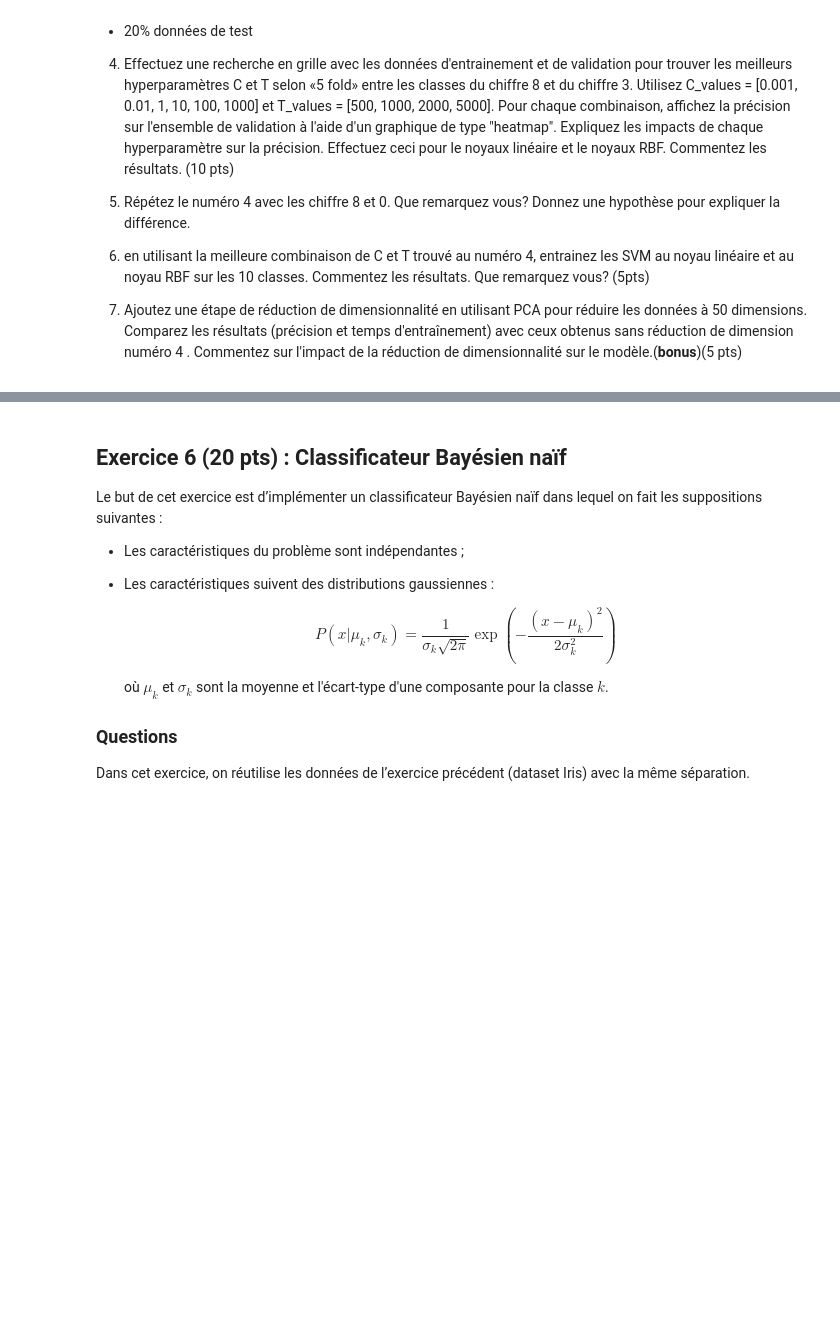
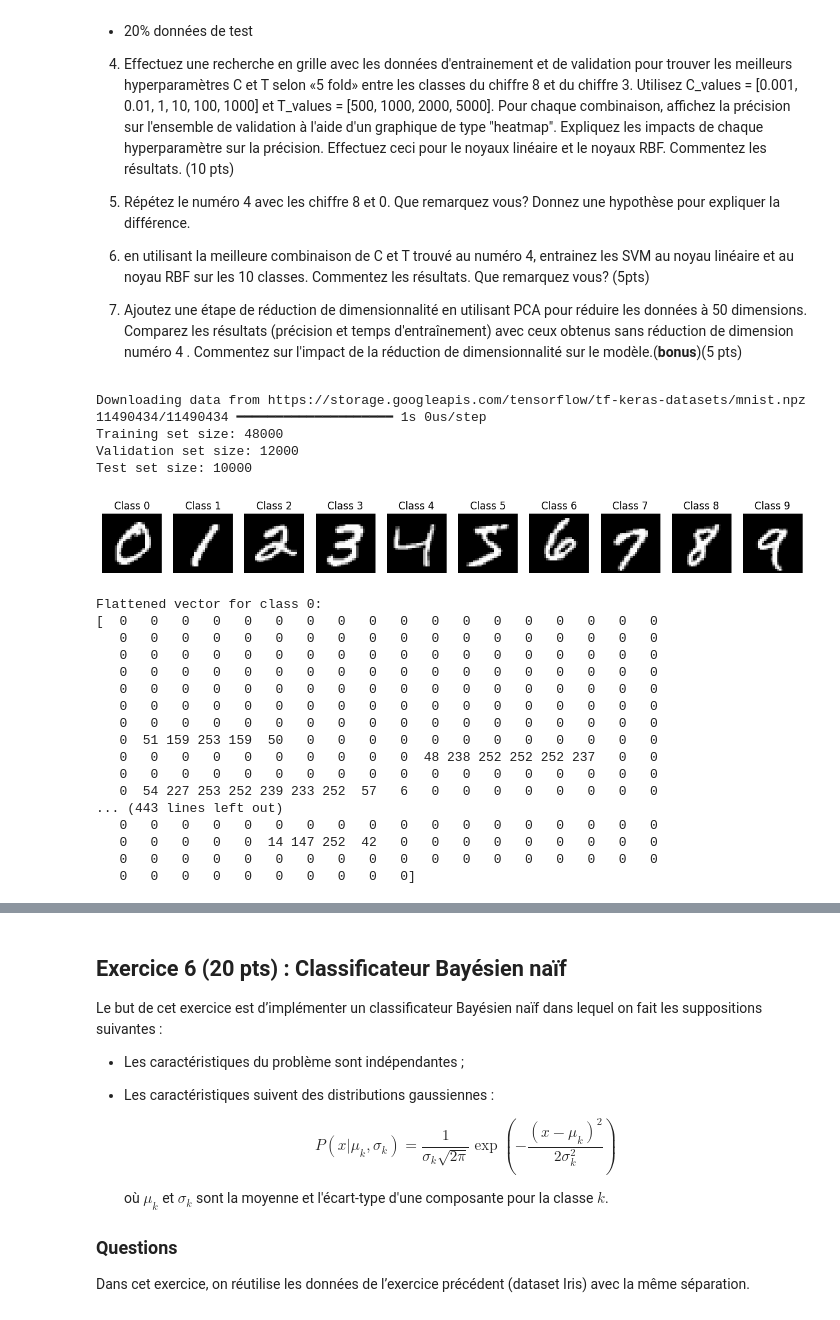
Before and after one commit to Manashap/GPA671, a Jupyter notebook: Lab2_V2.0.ipynb, the cells around one changed output, grey strips where cells are left out. Saved outputs shown, nothing was run; the diff lists cells and outputs as text; code cells hidden in the pictures; blank space fills up the shorter version.

```diff
--- a/Lab2_V2.0.ipynb
+++ b/Lab2_V2.0.ipynb
@@ -838,3 +858,72 @@ from keras.datasets import mnist
 6. en utilisant la meilleure combinaison de C et T trouvé au numéro 4, entrainez les SVM au noyau linéaire et au noyau RBF sur les 10 classes. Commentez les résultats. Que remarquez vous? (5pts)
 
 5. Ajoutez une étape de réduction de dimensionnalité en utilisant PCA pour réduire les données à 50 dimensions. Comparez les résultats (précision et temps d'entraînement)  avec ceux obtenus sans réduction de dimension  numéro 4 . Commentez sur l'impact de la réduction de dimensionnalité sur le modèle.(**bonus**)(5 pts)
+# %%
+from keras.datasets import mnist
+from sklearn.model_selection import train_test_split
+
+# Load the MNIST dataset
+(X_train_full, y_train_full), (X_test, y_test) = mnist.load_data()
+
+# Flatten the images for SVM (SVM requires 2D arrays)
+X_train_full = X_train_full.reshape(X_train_full.shape[0], -1)
+X_test = X_test.reshape(X_test.shape[0], -1)
+
+# Split the training data into training and validation sets
+X_train, X_val, y_train, y_val = train_test_split(X_train_full, y_train_full, test_size=0.2, random_state=42)
+
+print(f"Training set size: {X_train.shape[0]}")
+print(f"Validation set size: {X_val.shape[0]}")
+print(f"Test set size: {X_test.shape[0]}")
+# %% [output]
+Downloading data from https://storage.googleapis.com/tensorflow/tf-keras-datasets/mnist.npz
+11490434/11490434 ━━━━━━━━━━━━━━━━━━━━ 1s 0us/step
+Training set size: 48000
+Validation set size: 12000
+Test set size: 10000
+# %%
+import numpy as np
+from keras.datasets import mnist
+
+import matplotlib.pyplot as plt
+
+# Load the MNIST dataset
+(X_train_full, y_train_full), (X_test, y_test) = mnist.load_data()
+
+# Print an image of each class
+classes = np.unique(y_train_full)
+fig, axes = plt.subplots(1, 10, figsize=(15, 15))
+for i, cls in enumerate(classes):
+    idx = np.where(y_train_full == cls)[0][0]
+    axes[i].imshow(X_train_full[idx], cmap='gray')
+    axes[i].set_title(f"Class {cls}")
+    axes[i].axis('off')
+plt.show()
+
+# Flatten all images
+X_train_full_flattened = X_train_full.reshape(X_train_full.shape[0], -1)
+X_test_flattened = X_test.reshape(X_test.shape[0], -1)
+
+# Print a flattened vector corresponding to the first image of each class
+for cls in classes:
+    idx = np.where(y_train_full == cls)[0][0]
+    print(f"Flattened vector for class {cls}:\n{X_train_full_flattened[idx]}\n")
+# %% [output]
+[figure, added]
+Flattened vector for class 0:
+[  0   0   0   0   0   0   0   0   0   0   0   0   0   0   0   0   0   0
+   0   0   0   0   0   0   0   0   0   0   0   0   0   0   0   0   0   0
+   0   0   0   0   0   0   0   0   0   0   0   0   0   0   0   0   0   0
+   0   0   0   0   0   0   0   0   0   0   0   0   0   0   0   0   0   0
+   0   0   0   0   0   0   0   0   0   0   0   0   0   0   0   0   0   0
+   0   0   0   0   0   0   0   0   0   0   0   0   0   0   0   0   0   0
+   0   0   0   0   0   0   0   0   0   0   0   0   0   0   0   0   0   0
+   0  51 159 253 159  50   0   0   0   0   0   0   0   0   0   0   0   0
+   0   0   0   0   0   0   0   0   0   0  48 238 252 252 252 237   0   0
+   0   0   0   0   0   0   0   0   0   0   0   0   0   0   0   0   0   0
+   0  54 227 253 252 239 233 252  57   6   0   0   0   0   0   0   0   0
+... (443 lines left out)
+   0   0   0   0   0   0   0   0   0   0   0   0   0   0   0   0   0   0
+   0   0   0   0   0  14 147 252  42   0   0   0   0   0   0   0   0   0
+   0   0   0   0   0   0   0   0   0   0   0   0   0   0   0   0   0   0
+   0   0   0   0   0   0   0   0   0   0]
```
Also changed, not shown: parts of 7 cells of this notebook.
